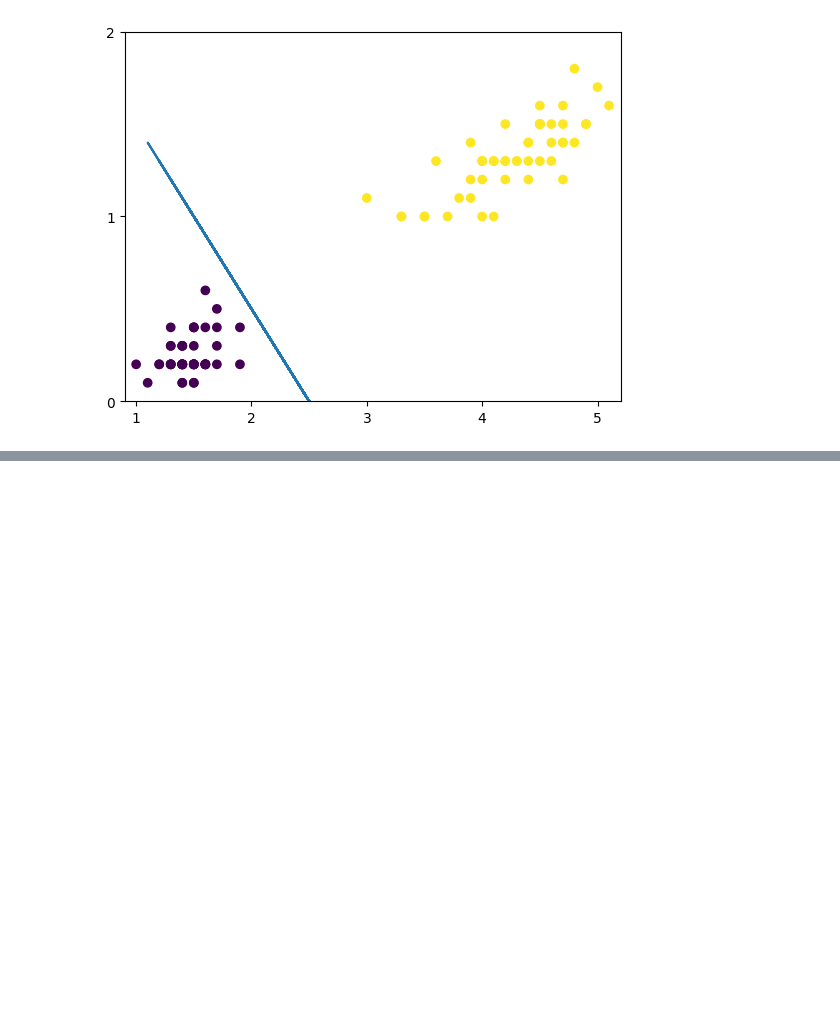
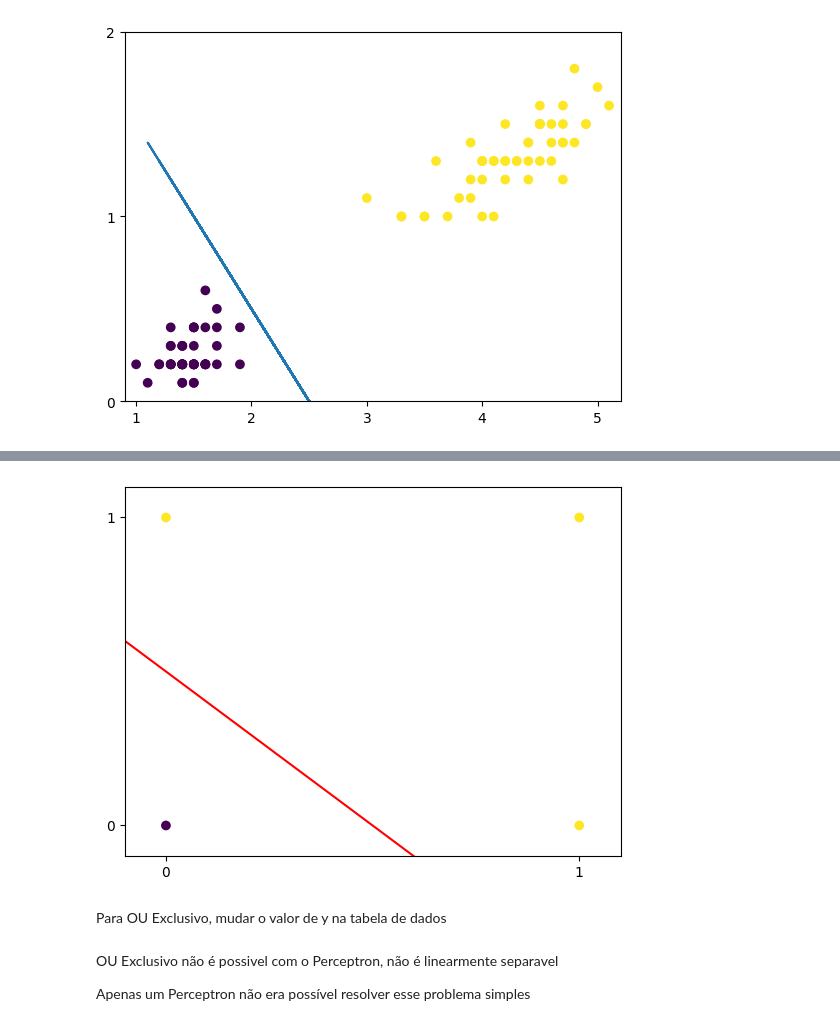
Before and after one commit to matheussteinbach/ai-studies, a Jupyter notebook: perceptron.ipynb, the cells around one changed output, grey strips where cells are left out. Cells and saved outputs as stored; diff of their text form; code cells hidden in the pictures; blank space fills up the shorter version.

```diff
--- a/perceptron.ipynb
+++ b/perceptron.ipynb
@@ -99,0 +187,8 @@ plt.show()
+# %%
+# Criacao do classificador
+clf = Perceptron(tol=1e-3, random_state=0, eta0=0.1)
+# %%
+X = dados[["x1", "x2"]]
+y = dados.y
+# %%
+clf = clf.fit(X, y)
@@ -99,0 +214,24 @@ plt.show()
+# %%
+fig, ax = plt.subplots()
+
+# Criando array de x
+x_perc = np.linspace(-0.1,1,100)
+
+#Calc y
+y_perc = (-w1*x_perc-w0)/w2
+
+ax.scatter(dados.x1, dados.x2, c=dados.y)
+ax.plot(x_perc, y_perc, 'r')
+
+ax.set(xlim=[-0.1,1.1], xticks=[0,1],
+       ylim=[-0.1,1.1], yticks=[0,1])
+
+plt.show()
+# %% [output]
+[figure, added]
+# %% [markdown]
+Para OU Exclusivo, mudar o valor de y na tabela de dados
+# %% [markdown]
+OU Exclusivo não é possivel com o Perceptron, não é linearmente separavel
+
+Apenas um Perceptron não era possível resolver esse problema simples
```
Also changed, not shown: parts of 19 cells of this notebook.
